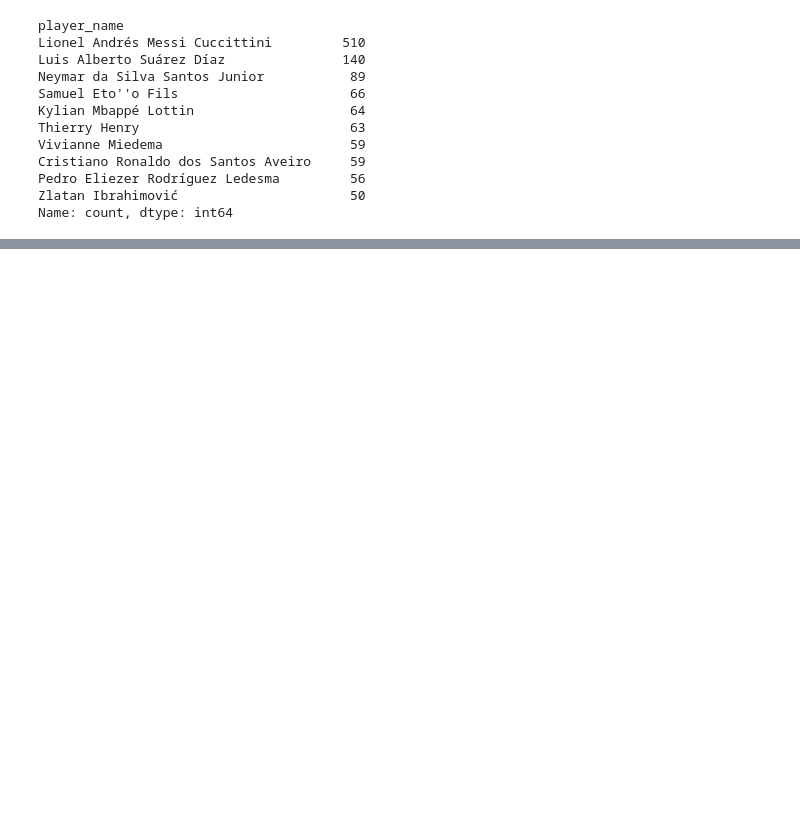
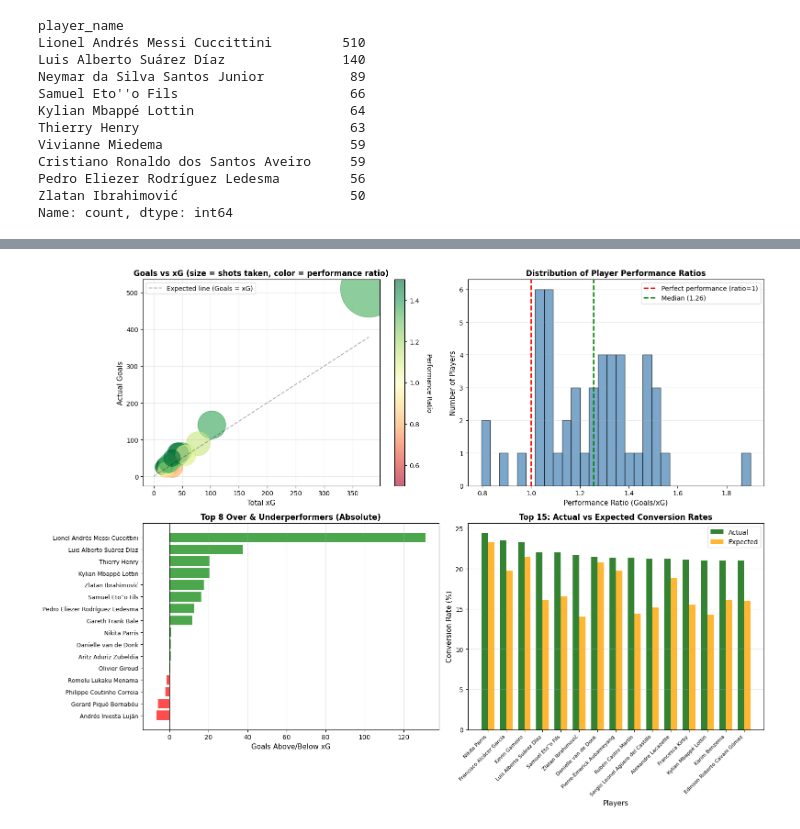
Before and after one commit to rodmart21/football_xG, a Jupyter notebook: xG/xg.ipynb, the cells around one changed output, grey strips where cells are left out. Saved outputs shown, nothing was run; the diff lists cells and outputs as text; code cells hidden in the pictures; blank space fills up the shorter version.

```diff
--- a/xG/xg.ipynb
+++ b/xG/xg.ipynb
@@ -247,0 +316,17 @@ xg_model.plot_xg_calibration(shots_df)
+# %%
+print("\n" + "=" * 80)
+print("TOP 10 OVERPERFORMERS - By Weighted Performance Score")
+print("=" * 80)
+
+# Create a weighted score that rewards both ratio AND volume
+# Simple formula: performance_ratio * log(actual_goals)
+# Log prevents massive goals from dominating, but still rewards volume
+player_stats_filtered['weighted_performance'] = (
+    player_stats_filtered['performance_ratio'] *
+    np.log(player_stats_filtered['actual_goals'])
+).round(3)
+
+top_ratio = player_stats_filtered.nlargest(20, 'weighted_performance')
+
+print(top_ratio[['player_name', 'actual_goals', 'total_xG', 'performance_ratio',
+                 'weighted_performance', 'shots_taken']].to_string(index=False))
@@ -248 +395,71 @@ xg_model.plot_xg_calibration(shots_df)
+# %%
+# Create comprehensive visualizations
+fig, axes = plt.subplots(2, 2, figsize=(16, 12))
+
+# 1. Scatter plot: Actual goals vs xG with performance ratio
+ax1 = axes[0, 0]
+scatter = ax1.scatter(player_stats_filtered['total_xG'],
+                     player_stats_filtered['actual_goals'],
+                     c=player_stats_filtered['performance_ratio'],
+                     s=player_stats_filtered['shots_taken']*3,
+                     alpha=0.6, cmap='RdYlGn', vmin=0.5, vmax=1.5)
+ax1.plot([0, player_stats_filtered['total_xG'].max()],
+         [0, player_stats_filtered['total_xG'].max()],
+         'k--', alpha=0.3, label='Expected line (Goals = xG)')
+ax1.set_xlabel('Total xG', fontsize=11)
+ax1.set_ylabel('Actual Goals', fontsize=11)
+ax1.set_title('Goals vs xG (size = shots taken, color = performance ratio)', fontsize=12, fontweight='bold')
+ax1.legend()
+ax1.grid(True, alpha=0.3)
+cbar1 = plt.colorbar(scatter, ax=ax1)
+cbar1.set_label('Performance Ratio', rotation=270, labelpad=20)
+
+# 2. Distribution of performance ratio
+ax2 = axes[0, 1]
+ax2.hist(player_stats_filtered['performance_ratio'], bins=30, edgecolor='black', alpha=0.7, color='steelblue')
+ax2.axvline(1.0, color='red', linestyle='--', linewidth=2, label='Perfect performance (ratio=1)')
+ax2.axvline(player_stats_filtered['performance_ratio'].median(),
+            color='green', linestyle='--', linewidth=2, label=f"Median ({player_stats_filtered['performance_ratio'].median():.2f})")
+ax2.set_xlabel('Performance Ratio (Goals/xG)', fontsize=11)
+ax2.set_ylabel('Number of Players', fontsize=11)
+ax2.set_title('Distribution of Player Performance Ratios', fontsize=12, fontweight='bold')
+ax2.legend()
+ax2.grid(True, alpha=0.3, axis='y')
+
+# 3. Top/Bottom performers bar chart
+ax3 = axes[1, 0]
+top_bottom = pd.concat([
+    player_stats_filtered.nlargest(8, 'goals_minus_xG'),
+    player_stats_filtered.nsmallest(8, 'goals_minus_xG')
+]).sort_values('goals_minus_xG')
+colors = ['red' if x < 0 else 'green' for x in top_bottom['goals_minus_xG']]
+ax3.barh(range(len(top_bottom)), top_bottom['goals_minus_xG'], color=colors, alpha=0.7)
+ax3.set_yticks(range(len(top_bottom)))
+ax3.set_yticklabels(top_bottom['player_name'], fontsize=9)
+ax3.axvline(0, color='black', linestyle='-', linewidth=0.8)
+ax3.set_xlabel('Goals Above/Below xG', fontsize=11)
+ax3.set_title('Top 8 Over & Underperformers (Absolute)', fontsize=12, fontweight='bold')
+ax3.grid(True, alpha=0.3, axis='x')
+
+# 4. Conversion rate comparison
+ax4 = axes[1, 1]
+top_converters = player_stats_filtered.nlargest(15, 'actual_conversion_rate')
+x = np.arange(len(top_converters))
+width = 0.35
+bars1 = ax4.bar(x - width/2, top_converters['actual_conversion_rate'],
+                width, label='Actual', alpha=0.8, color='darkgreen')
+bars2 = ax4.bar(x + width/2, top_converters['expected_conversion_rate'],
+                width, label='Expected', alpha=0.8, color='orange')
+ax4.set_xlabel('Players', fontsize=11)
+ax4.set_ylabel('Conversion Rate (%)', fontsize=11)
+ax4.set_title('Top 15: Actual vs Expected Conversion Rates', fontsize=12, fontweight='bold')
+ax4.set_xticks(x)
+ax4.set_xticklabels(top_converters['player_name'], rotation=45, ha='right', fontsize=8)
+ax4.legend()
+ax4.grid(True, alpha=0.3, axis='y')
+
+plt.tight_layout()
+plt.show()
+# %% [output]
+[figure, added]
 # %% [markdown]
```
Also changed, not shown: parts of 49 cells of this notebook, 2 other files.
